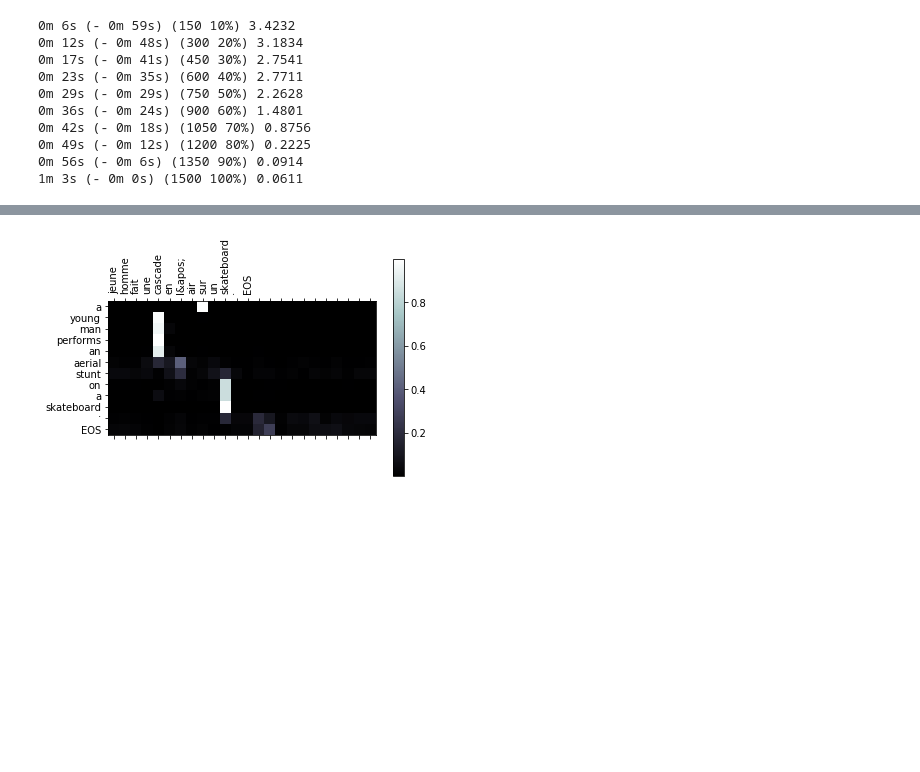
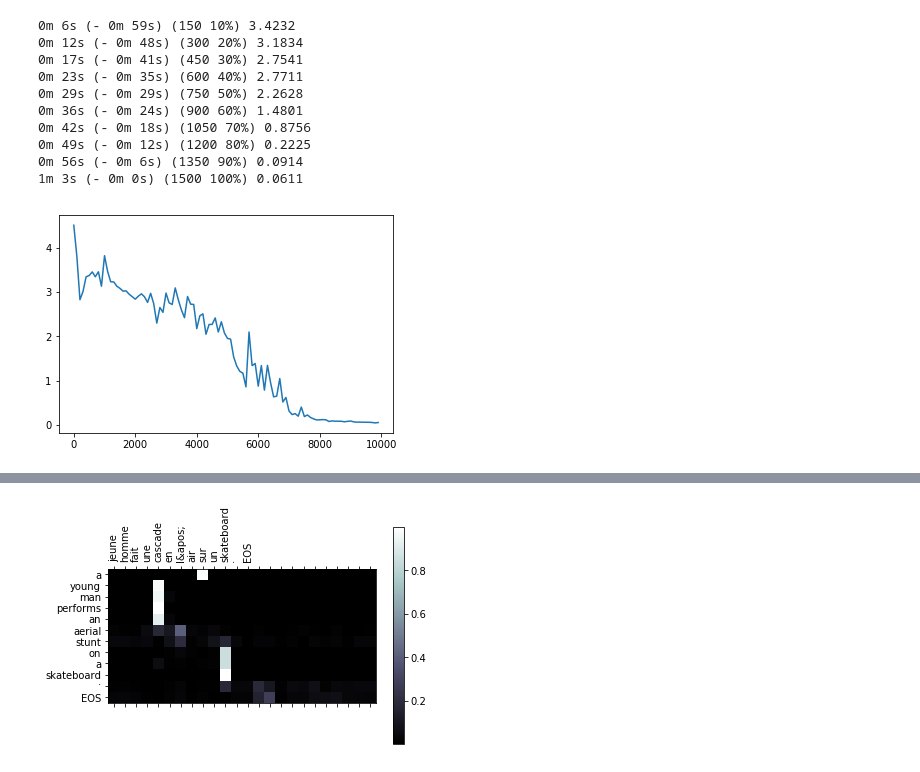
Before and after one commit to maartje/NLP2-Project2, a Jupyter notebook: src/Notebook_Klad.ipynb, the cells around one changed output, grey strips where cells are left out. Drawn from its saved outputs; the diff is of its cells as text; code cells hidden in the pictures; blank space fills up the shorter version.

```diff
--- a/src/Notebook_Klad.ipynb
+++ b/src/Notebook_Klad.ipynb
@@ -41,5 +41,12 @@ for pair in index_array_pairs:
 #     print(s_tensor)
     t_indices, a = predict(encoder1, attn_decoder1, s_indices, max_length)
     print(dp.sentenceFromIndexes(tlang, t_indices))
+# %%
+import matplotlib.pyplot as plt
+iter_numbers = [i*100 for i in range(len(plot_losses))]
+plt.plot(iter_numbers, plot_losses)
+plt.show()
+# %% [output]
+[figure, added]
 # %%
 showPlot(plot_losses)
```
Also changed, not shown: parts of 6 cells of this notebook, 2 other files.
